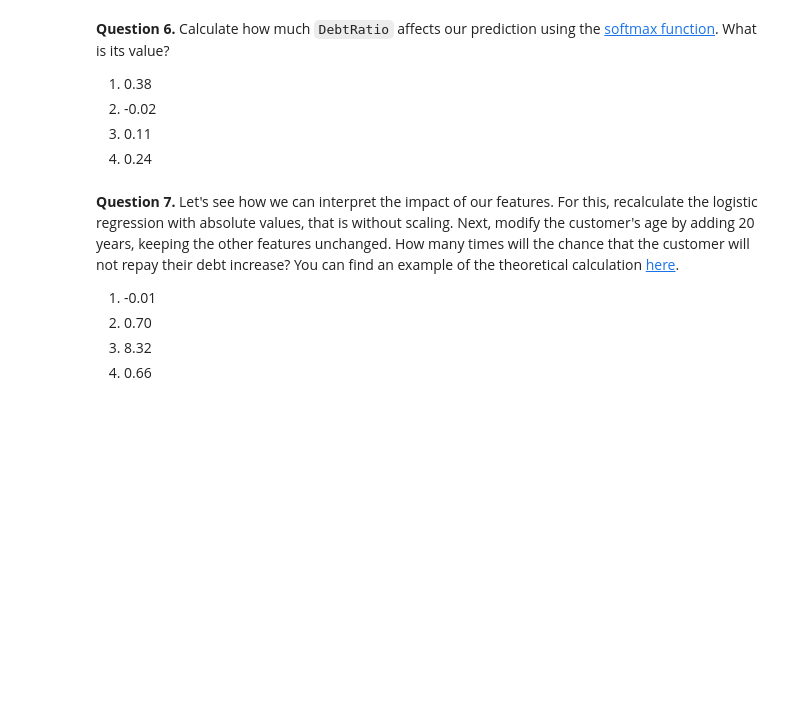
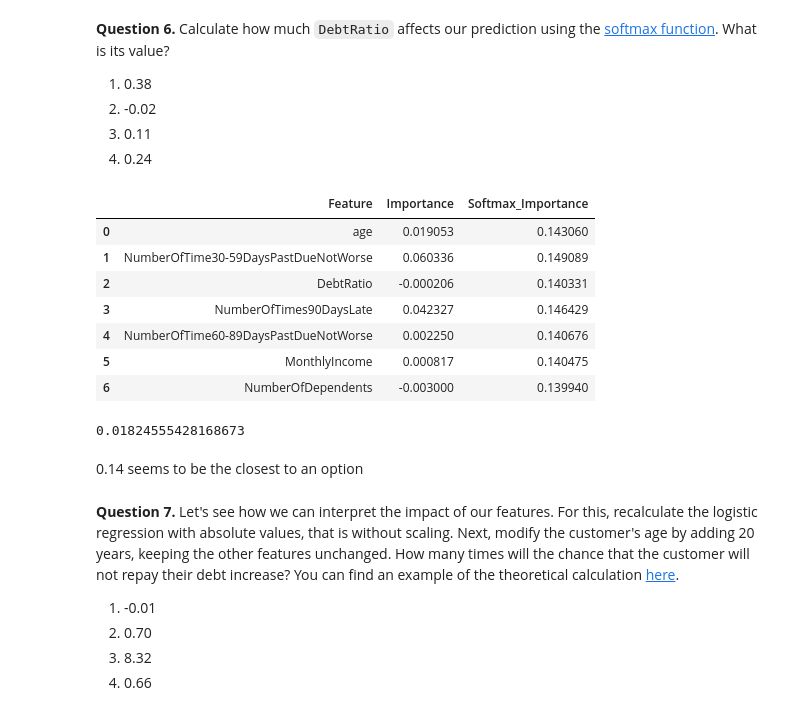
Before and after one commit to baha-celik-acn/internship-deliverables, a Jupyter notebook: mlcourse/topic_5_assignment.ipynb, the cells around one changed output. Drawn from its saved outputs; the diff is of its cells as text; code cells hidden in the pictures; blank space fills up the shorter version.

```diff
--- a/mlcourse/topic_5_assignment.ipynb
+++ b/mlcourse/topic_5_assignment.ipynb
@@ -232,0 +231,3 @@ One of the important metrics of model quality is the *Area Under the Curve (AUC)
+# %%
+grid = GridSearchCV(lr, parameters, cv=skf, scoring='roc_auc', n_jobs=-1, verbose=0)
+grid.fit(X, y)
@@ -253,0 +293,12 @@ One of the important metrics of model quality is the *Area Under the Curve (AUC)
+# %%
+scaler = StandardScaler()
+X_scaled = scaler.fit_transform(X)
+# %%
+best_lr = LogisticRegression(C=10, random_state=5, class_weight='balanced')
+best_lr.fit(X_scaled, y)
+coefficients = best_lr.coef_[0]
+importance = np.abs(coefficients)
+feature_names = X.columns
+importance_df = pd.DataFrame({'Feature': feature_names, 'Importance': importance})
+importance_df = importance_df.sort_values(by='Importance', ascending=False).reset_index().drop('index', axis=1)
+importance_df
@@ -263,3 +323,39 @@ One of the important metrics of model quality is the *Area Under the Curve (AUC)
+# %%
+from sklearn.inspection import permutation_importance
+result = permutation_importance(best_lr, X_scaled,y,n_repeats=10,random_state=5)
+importance_score = result.importances_mean
+# Apply softmax function to importance scores
+def softmax(x):
+    """Compute softmax values for each sets of scores in x."""
+    softmax_values= []
+    denominator = 0
+    for i in range(len(x)):
+        numerator = np.exp(x[i])
+        if i == 0:
+            for j in range(len(x)):
+                denominator += np.exp(x[j])
+        softmax_values.append(numerator/denominator)
+    return np.array(softmax_values)
+
+softmax_scores = softmax(importance_score)
+softmax_scores
+importance_df = pd.DataFrame({'Feature': feature_names, 'Importance': importance_score, 'Softmax_Importance': softmax_scores})
+importance_df
+# %% [output]
+|  | Feature | Importance | Softmax_Importance |
+| 0 | age | 0.019053 | 0.143060 |
+| 1 | NumberOfTime30-59DaysPastDueNotWorse | 0.060336 | 0.149089 |
+| 2 | DebtRatio | -0.000206 | 0.140331 |
+| 3 | NumberOfTimes90DaysLate | 0.042327 | 0.146429 |
+| 4 | NumberOfTime60-89DaysPastDueNotWorse | 0.002250 | 0.140676 |
+| 5 | MonthlyIncome | 0.000817 | 0.140475 |
+| 6 | NumberOfDependents | -0.003000 | 0.139940 |
+# %%
+print((np.exp(best_lr.coef_[0]) / np.sum(np.exp(best_lr.coef_[0])))[2])
+# %% [output]
+0.01824555428168673
+# %% [markdown]
+0.14 seems to be the closest to an option
 # %% [markdown]
 **Question 7.** Let's see how we can interpret the impact of our features. For this, recalculate the logistic regression with absolute values, that is without scaling. Next, modify the customer's age by adding 20 years, keeping the other features unchanged. How many times will the chance that the customer will not repay their debt increase? You can find an example of the theoretical calculation [here](https://www.unm.edu/~schrader/biostat/bio2/Spr06/lec11.pdf).
 
```
Also changed, not shown: parts of 32 cells of this notebook.
